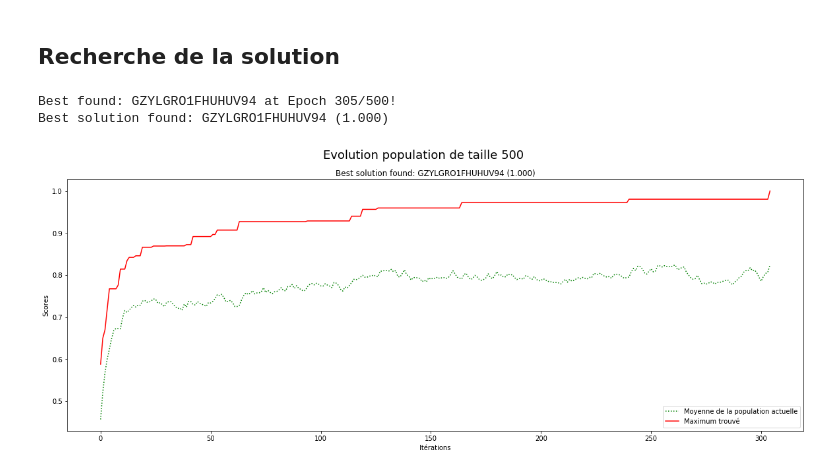
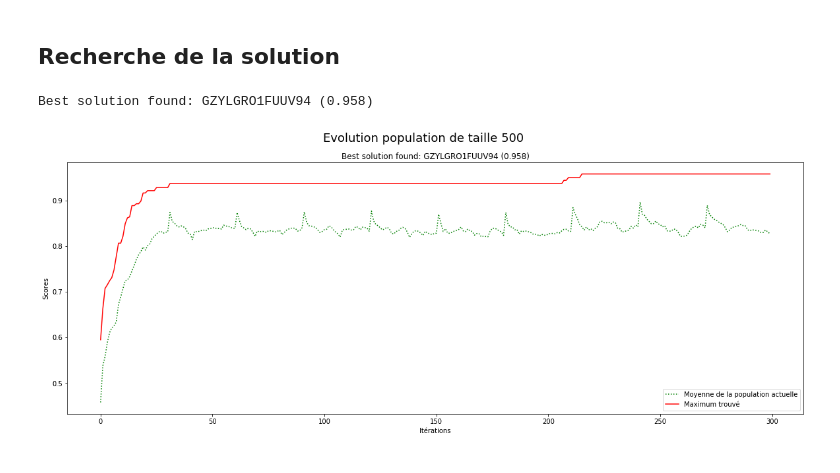
Before and after one commit to pierreelliott/genetic_algorithms, a Jupyter notebook: TP Genetic Algorithm.ipynb, the cells around one changed output. Drawn from its saved outputs; the diff is of its cells as text; code cells hidden in the pictures.

Commit message:
Simple explanation of results

```diff
--- a/TP Genetic Algorithm.ipynb
+++ b/TP Genetic Algorithm.ipynb
@@ -74,9 +74,10 @@ def evolve_population(population, max_epochs=1000, show_progress=False, progress
 ## Recherche de la solution
 # %%
 def search(population_size=100, epochs=100):
-    cross_over = CrossOverRandomTwo(0.9)
-    mutation = NCharMutation(n=1)
-    exploration = SimpleExploration(cross_over, mutation, bests_size=max([int(population_size/5), 2]))
+    cross_over = CrossOverRandomSliceTwo(0.9)
+    mutation = NCharRandomMutation(n=1)
+    exploration = TerraExploration(cross_over, mutation, elite_size=10,
+                                   pop_size=population_size, reunion=30, continents=(0.3, 0.15, 0.35, 0.2))
 
     population = Population(population_size, exploration=exploration)
     averages, bests, best = evolve_population(population, max_epochs=epochs, show_progress=False)
@@ -87,8 +88,7 @@ def search(population_size=100, epochs=100):
     }
     plot_results(averages, bests, details)
 # %%
-search(500, 500)
+search(500, 300)
 # %% [output]
-Best found: GZYLGRO1FHUHUV94 at Epoch 305/500!
-Best solution found: GZYLGRO1FHUHUV94 (1.000)
+Best solution found: GZYLGRO1FUUV94 (0.958)
-[figure, old version]
+[figure, new version]
```
Also changed, not shown: parts of 11 cells of this notebook, 1 other file.
